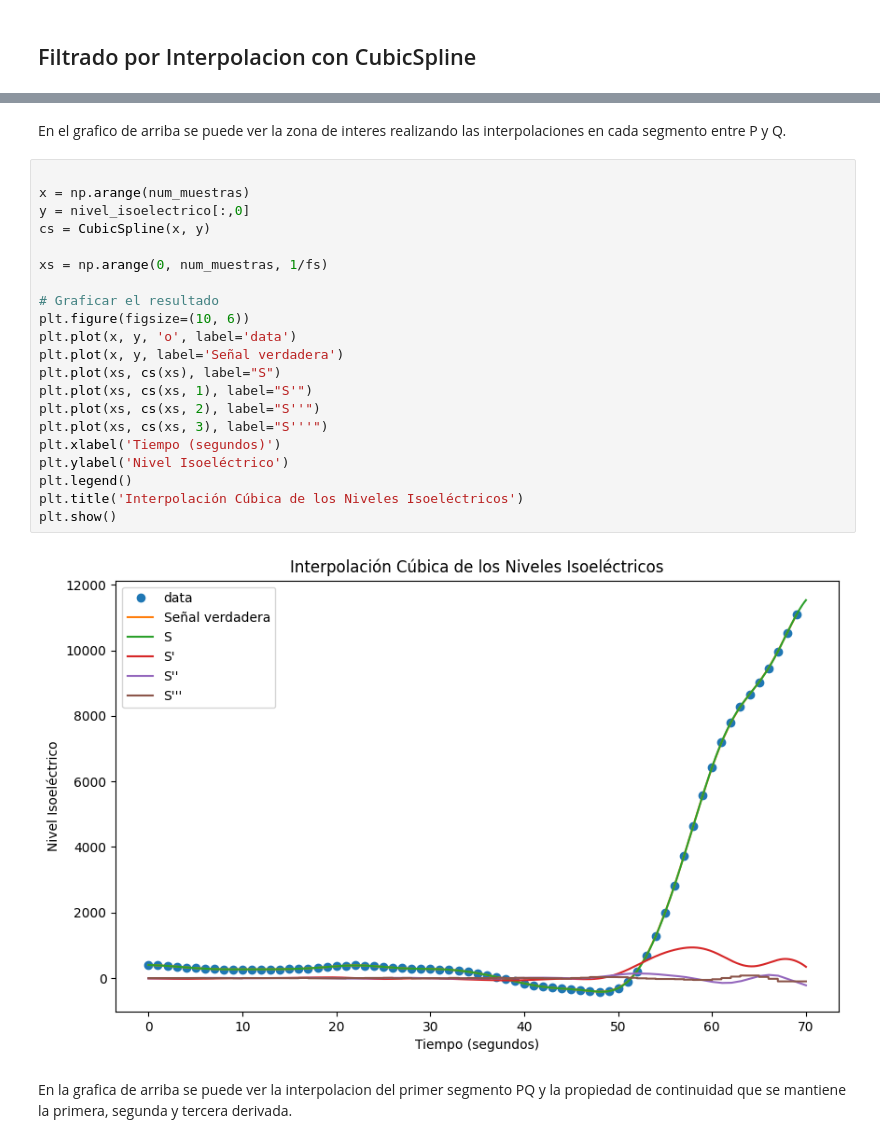
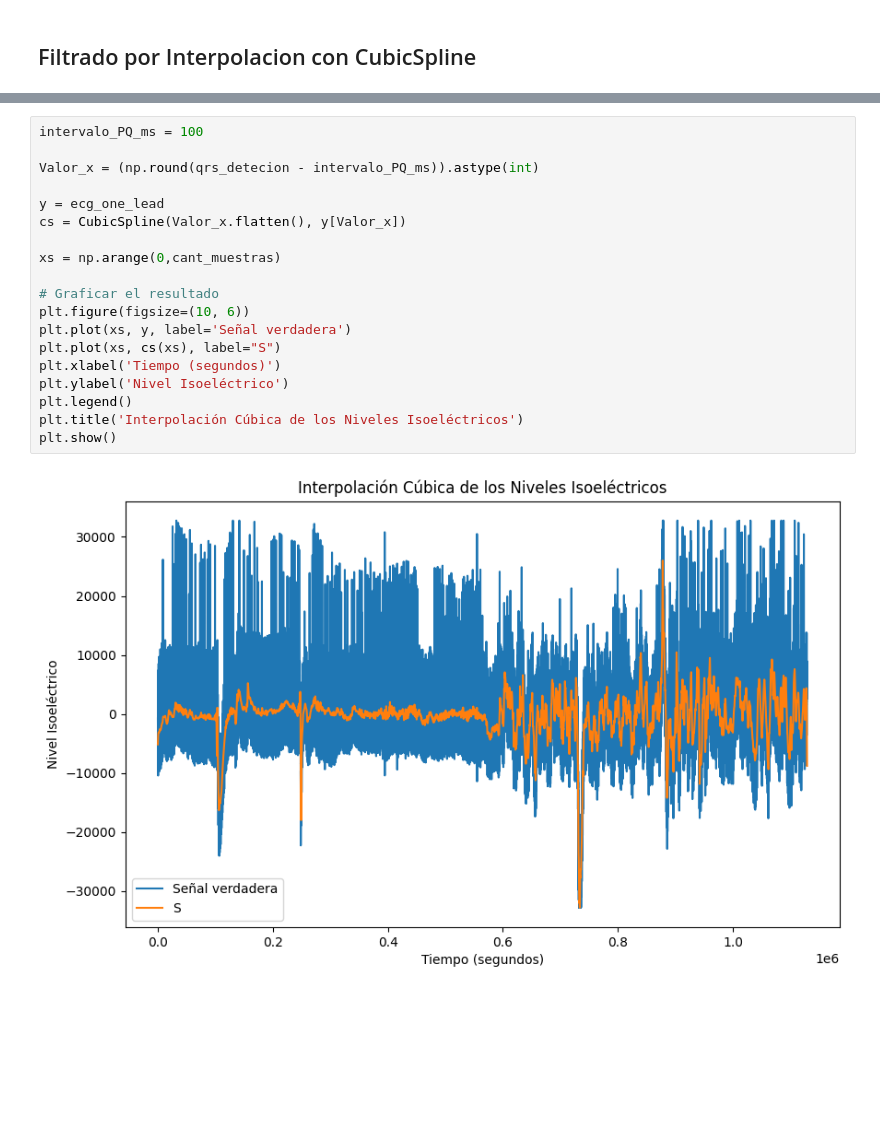
Before and after one commit to GabrielCruzNavia/PDS, a Jupyter notebook: TS10.ipynb, the cells around one changed output, grey strips where cells are left out. Saved outputs shown, nothing was run; the diff lists cells and outputs as text; blank space fills up the shorter version.

```diff
--- a/TS10.ipynb
+++ b/TS10.ipynb
@@ -177,27 +160,21 @@ plt.show()
-# %% [markdown]
-En el grafico de arriba se puede ver la zona de interes realizando las interpolaciones en cada segmento entre P y Q.
-# %%
-
-x = np.arange(num_muestras)
-y = nivel_isoelectrico[:,0]
-cs = CubicSpline(x, y)
-
-xs = np.arange(0, num_muestras, 1/fs)
-
-# Graficar el resultado
-plt.figure(figsize=(10, 6))
-plt.plot(x, y, 'o', label='data')
-plt.plot(x, y, label='Señal verdadera')
-plt.plot(xs, cs(xs), label="S")
-plt.plot(xs, cs(xs, 1), label="S'")
-plt.plot(xs, cs(xs, 2), label="S''")
-plt.plot(xs, cs(xs, 3), label="S'''")
-plt.xlabel('Tiempo (segundos)')
-plt.ylabel('Nivel Isoeléctrico')
-plt.legend()
-plt.title('Interpolación Cúbica de los Niveles Isoeléctricos')
-plt.show()
-# %% [output]
-[figure, removed]
-# %% [markdown]
-En la grafica de arriba se puede ver la interpolacion del primer segmento PQ y la propiedad de continuidad que se mantiene la primera, segunda y tercera derivada.
+# %%
+intervalo_PQ_ms = 100
+
+Valor_x = (np.round(qrs_detecion - intervalo_PQ_ms)).astype(int)
+
+y = ecg_one_lead
+cs = CubicSpline(Valor_x.flatten(), y[Valor_x])
+
+xs = np.arange(0,cant_muestras)
+
+# Graficar el resultado
+plt.figure(figsize=(10, 6))
+plt.plot(xs, y, label='Señal verdadera')
+plt.plot(xs, cs(xs), label="S")
+plt.xlabel('Tiempo (segundos)')
+plt.ylabel('Nivel Isoeléctrico')
+plt.legend()
+plt.title('Interpolación Cúbica de los Niveles Isoeléctricos')
+plt.show()
+# %% [output]
+[figure, added]
```
Also changed, not shown: parts of 12 cells of this notebook.
